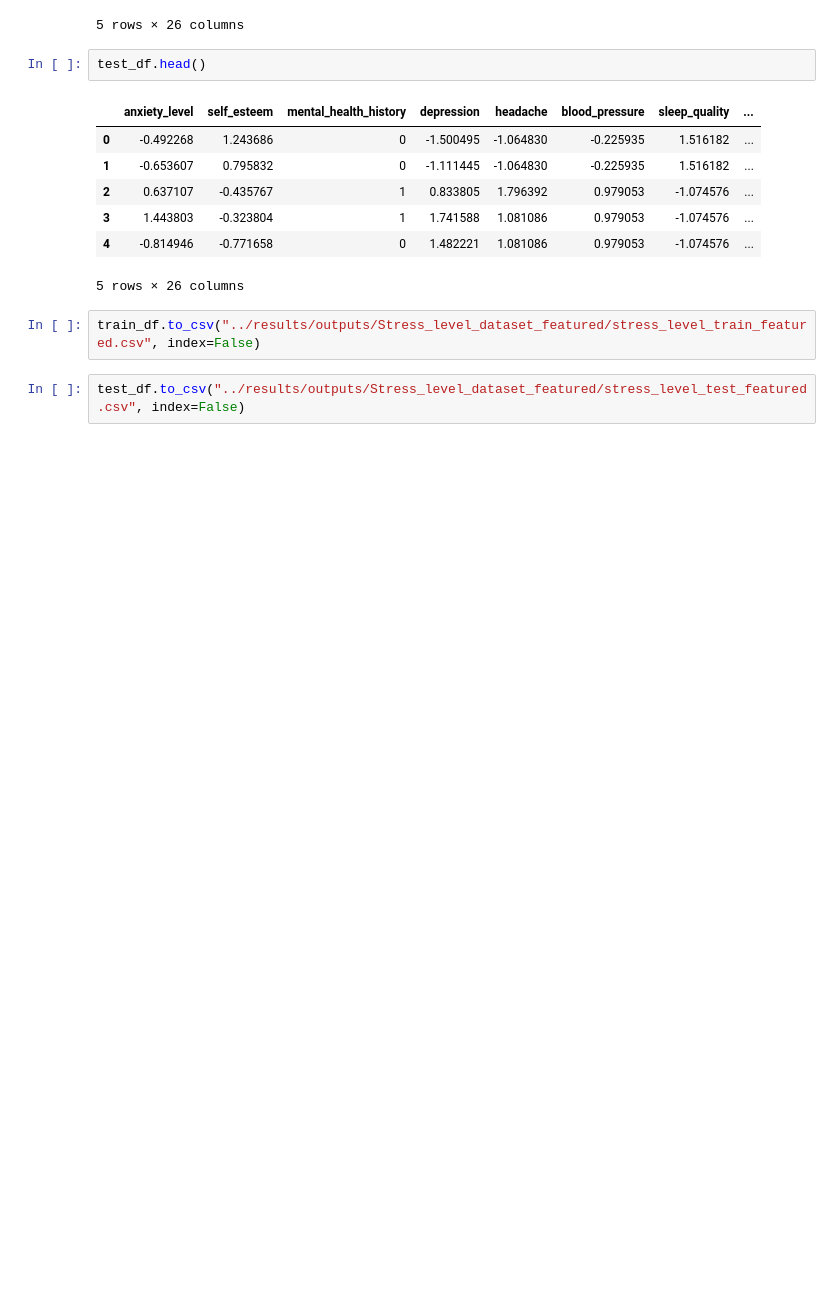
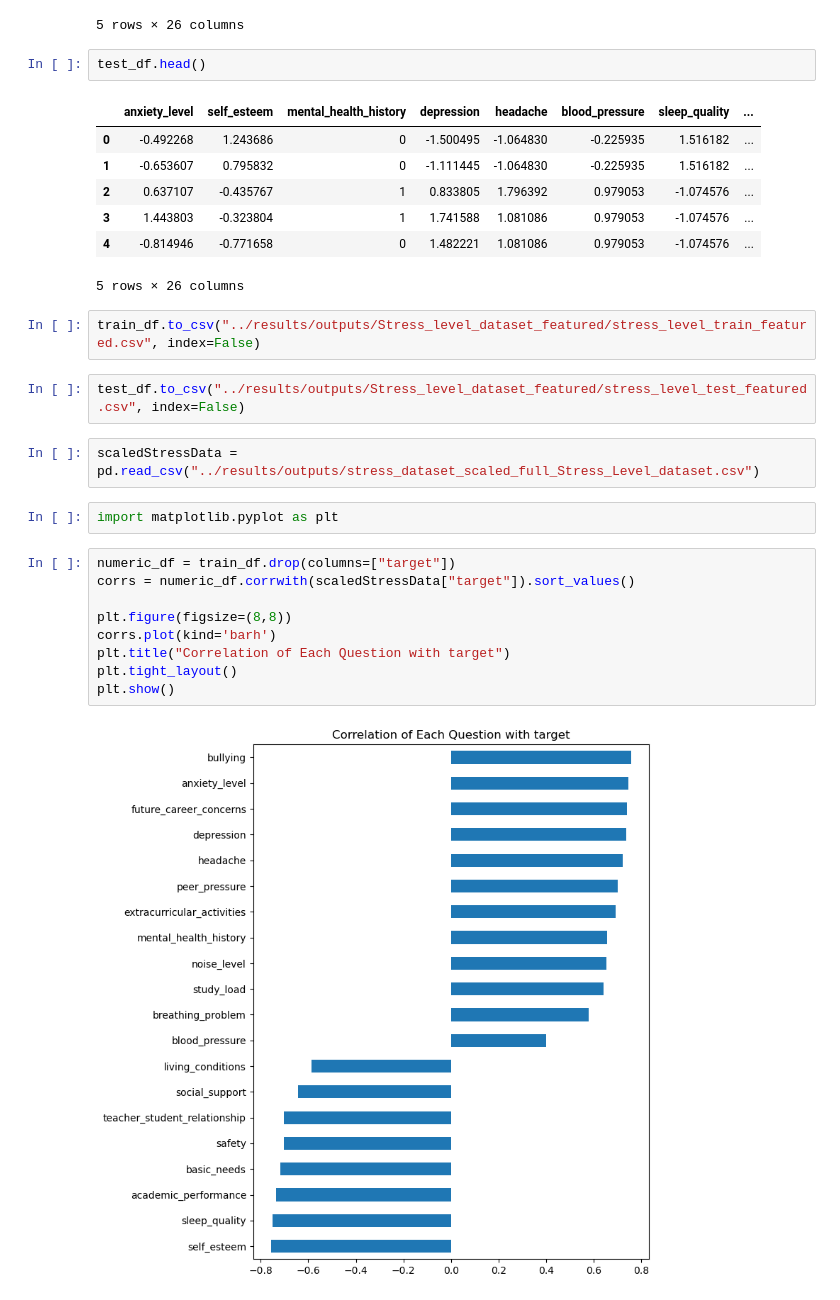
Before and after one commit to chandiracje/AIMAL_Project_Y2S1_G8.1_03, a Jupyter notebook: notebooks/StressLevelDataset(Feature_Engineering_IT25100458).ipynb, the cells around one changed output. Drawn from its saved outputs; the diff is of its cells as text; blank space fills up the shorter version.

```diff
--- a/notebooks/StressLevelDataset(Feature_Engineering_IT25100458).ipynb
+++ b/notebooks/StressLevelDataset(Feature_Engineering_IT25100458).ipynb
@@ -77,3 +77,18 @@ test_df.head()
 train_df.to_csv("../results/outputs/Stress_level_dataset_featured/stress_level_train_featured.csv", index=False)
 # %%
 test_df.to_csv("../results/outputs/Stress_level_dataset_featured/stress_level_test_featured.csv", index=False)
+# %%
+scaledStressData = pd.read_csv("../results/outputs/stress_dataset_scaled_full_Stress_Level_dataset.csv")
+# %%
+import matplotlib.pyplot as plt
+# %%
+numeric_df = train_df.drop(columns=["target"])
+corrs = numeric_df.corrwith(scaledStressData["target"]).sort_values()
+
+plt.figure(figsize=(8,8))
+corrs.plot(kind='barh')
+plt.title("Correlation of Each Question with target")
+plt.tight_layout()
+plt.show()
+# %% [output]
+[figure, added]
```
Also changed, not shown: 1 other file.
